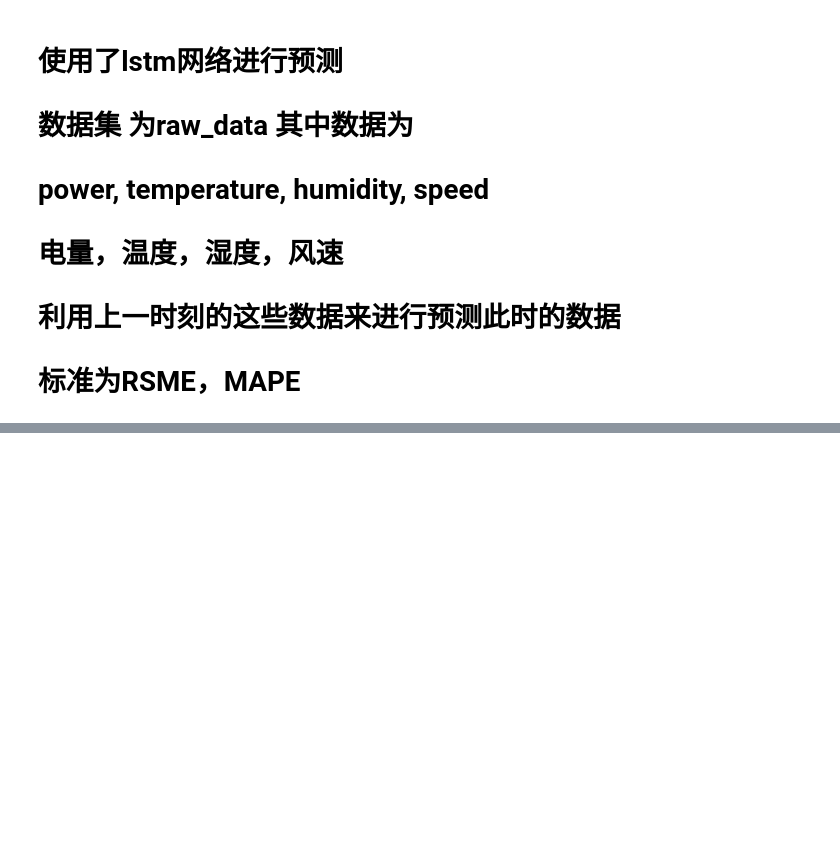
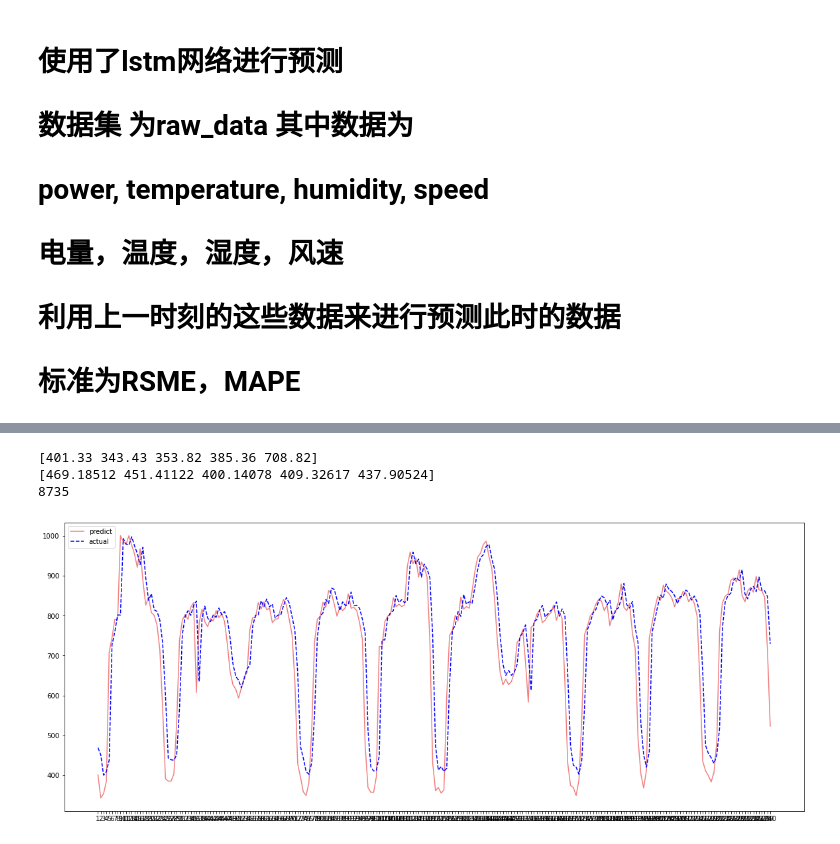
Before and after one commit to Douglasdai/Machine_Learning_note, a Jupyter notebook: ML_dtree/Ele_lstm.ipynb, the cells around one changed output, grey strips where cells are left out. Saved outputs shown, nothing was run; the diff lists cells and outputs as text; code cells hidden in the pictures; blank space fills up the shorter version.

```diff
--- a/ML_dtree/Ele_lstm.ipynb
+++ b/ML_dtree/Ele_lstm.ipynb
@@ -161,0 +162,24 @@ Test mape: 0.115
+# %%
+print(inv_y[:5])
+print(inv_yhat[:5])
+print(len(inv_y))
+x = range(1,241)
+import matplotlib.pyplot as plt
+plt.figure(figsize=(20,8))
+plt.plot(x,inv_y[:240],label='predict',color='#F08080')
+plt.plot(x,inv_yhat[:240],label='actual',color='blue',linestyle='--')
+
+_xtick_labels = ["{}".format(i) for i in x]
+
+plt.xticks(x,_xtick_labels)
+
+plt.legend(loc='upper left')
+plt.savefig('lstm_pre.png')
+plt.show()
+
+#pyplot.plot()
+# %% [output]
+[401.33 343.43 353.82 385.36 708.82]
+[469.18512 451.41122 400.14078 409.32617 437.90524]
+8735
+[figure, added]
```
Also changed, not shown: parts of 1 cell of this notebook, 25 other files.
